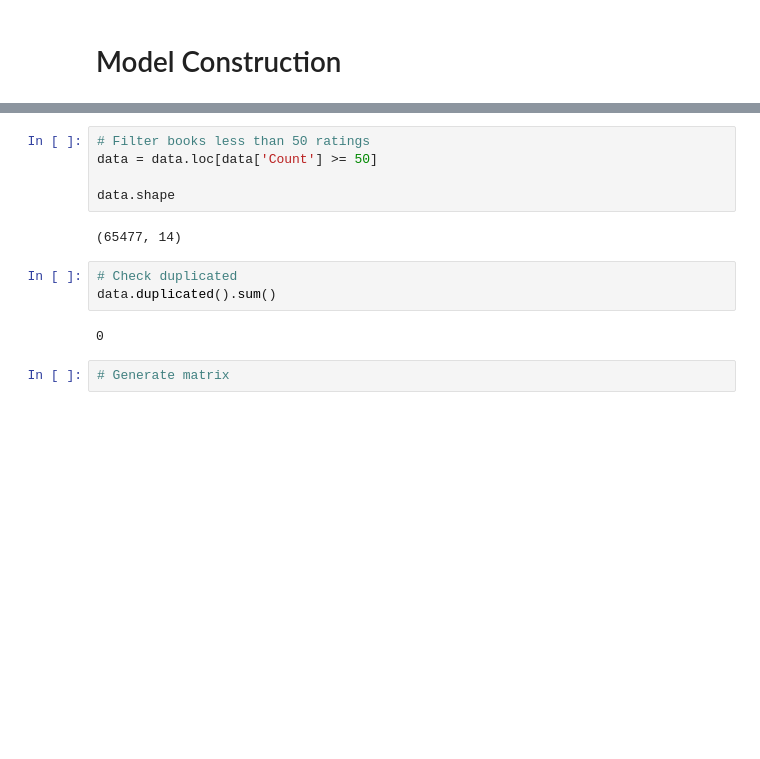
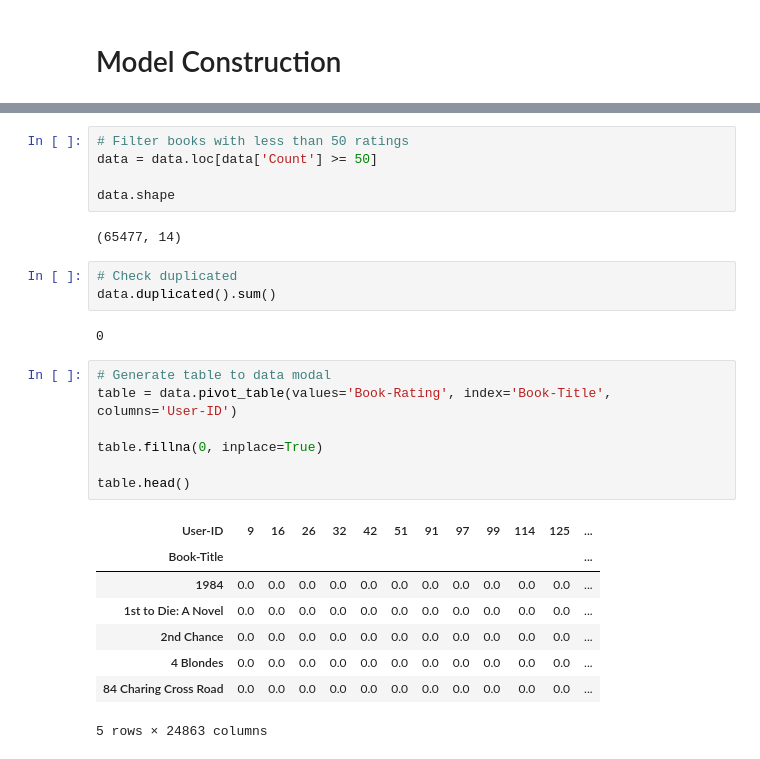
Before and after one commit to Jordielson/book-recommendation-system, a Jupyter notebook: src/app/book-recommendation-system.ipynb, the cells around one changed output, grey strips where cells are left out. Drawn from its saved outputs; the diff is of its cells as text; blank space fills up the shorter version.

```diff
--- a/src/app/book-recommendation-system.ipynb
+++ b/src/app/book-recommendation-system.ipynb
@@ -407,7 +407,7 @@ data.head()
 | 3 | 0002005018 | Clara Callan | Richard Bruce Wright | 2001.0 | HarperFlamingo Canada | http://images.amazon.com/images/P... | http://images.amazon.com/images/P... | ... |
 | 4 | 0002005018 | Clara Callan | Richard Bruce Wright | 2001.0 | HarperFlamingo Canada | http://images.amazon.com/images/P... | http://images.amazon.com/images/P... | ... |
 # %%
-# Filter books less than 50 ratings
+# Filter books with less than 50 ratings
 data = data.loc[data['Count'] >= 50]
 
 data.shape
@@ -418,5 +418,19 @@ data.shape
 data.duplicated().sum()
 # %% [output]
 0
-# %%
-# Generate matrix
+# %%
+# Generate table to data modal
+table = data.pivot_table(values='Book-Rating', index='Book-Title', columns='User-ID')
+
+table.fillna(0, inplace=True)
+
+table.head()
+# %% [output]
+| User-ID | 9 | 16 | 26 | 32 | 42 | 51 | 91 | 97 | 99 | 114 | 125 | ... |
+| Book-Title |  |  |  |  |  |  |  |  |  |  |  | ... |
+| 1984 | 0.0 | 0.0 | 0.0 | 0.0 | 0.0 | 0.0 | 0.0 | 0.0 | 0.0 | 0.0 | 0.0 | ... |
+| 1st to Die: A Novel | 0.0 | 0.0 | 0.0 | 0.0 | 0.0 | 0.0 | 0.0 | 0.0 | 0.0 | 0.0 | 0.0 | ... |
+| 2nd Chance | 0.0 | 0.0 | 0.0 | 0.0 | 0.0 | 0.0 | 0.0 | 0.0 | 0.0 | 0.0 | 0.0 | ... |
+| 4 Blondes | 0.0 | 0.0 | 0.0 | 0.0 | 0.0 | 0.0 | 0.0 | 0.0 | 0.0 | 0.0 | 0.0 | ... |
+| 84 Charing Cross Road | 0.0 | 0.0 | 0.0 | 0.0 | 0.0 | 0.0 | 0.0 | 0.0 | 0.0 | 0.0 | 0.0 | ... |
+5 rows × 24863 columns
```
Also changed, not shown: parts of 5 cells of this notebook.
